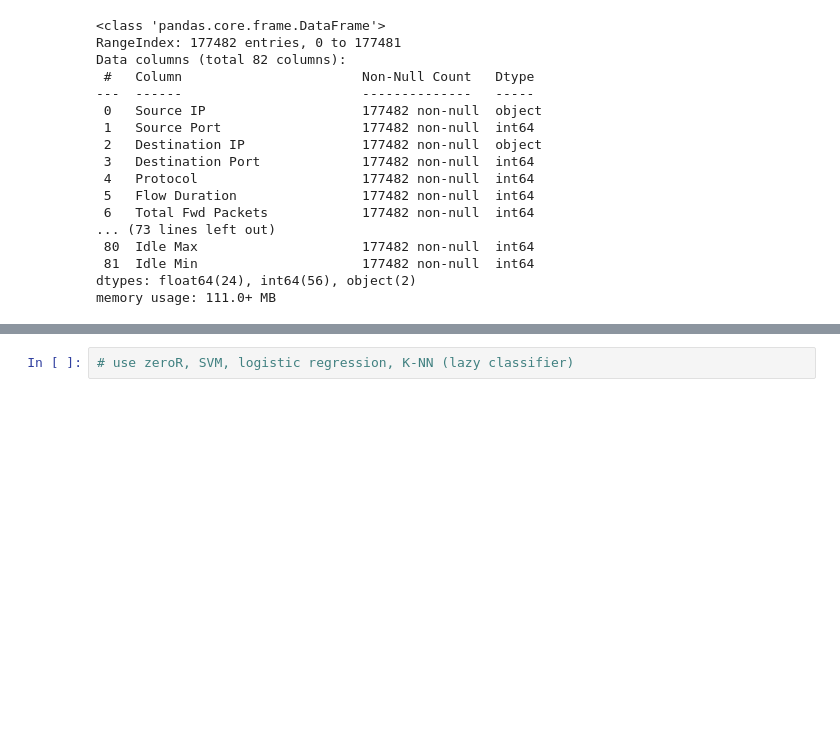
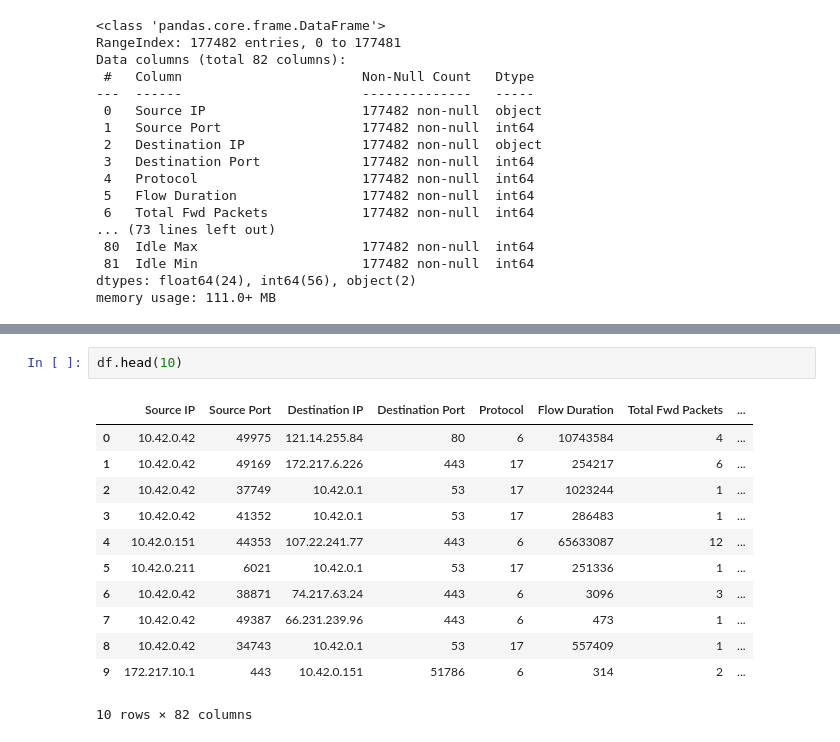
Before and after one commit to abdosalem490/TrojanGuard, a Jupyter notebook: code/code.ipynb, the cells around one changed output, grey strips where cells are left out. Cells and saved outputs as stored; diff of their text form; blank space fills up the shorter version.

```diff
--- a/code/code.ipynb
+++ b/code/code.ipynb
@@ -104,2 +70,15 @@ plt.show()
-# %%
-# use zeroR, SVM, logistic regression, K-NN (lazy classifier)
+# %%
+df.head(10)
+# %% [output]
+|  | Source IP | Source Port | Destination IP | Destination Port | Protocol | Flow Duration | Total Fwd Packets | ... |
+| 0 | 10.42.0.42 | 49975 | 121.14.255.84 | 80 | 6 | 10743584 | 4 | ... |
+| 1 | 10.42.0.42 | 49169 | 172.217.6.226 | 443 | 17 | 254217 | 6 | ... |
+| 2 | 10.42.0.42 | 37749 | 10.42.0.1 | 53 | 17 | 1023244 | 1 | ... |
+| 3 | 10.42.0.42 | 41352 | 10.42.0.1 | 53 | 17 | 286483 | 1 | ... |
+| 4 | 10.42.0.151 | 44353 | 107.22.241.77 | 443 | 6 | 65633087 | 12 | ... |
+| 5 | 10.42.0.211 | 6021 | 10.42.0.1 | 53 | 17 | 251336 | 1 | ... |
+| 6 | 10.42.0.42 | 38871 | 74.217.63.24 | 443 | 6 | 3096 | 3 | ... |
+| 7 | 10.42.0.42 | 49387 | 66.231.239.96 | 443 | 6 | 473 | 1 | ... |
+| 8 | 10.42.0.42 | 34743 | 10.42.0.1 | 53 | 17 | 557409 | 1 | ... |
+| 9 | 172.217.10.1 | 443 | 10.42.0.151 | 51786 | 6 | 314 | 2 | ... |
+10 rows × 82 columns
```
Also changed, not shown: parts of 4 cells of this notebook.
